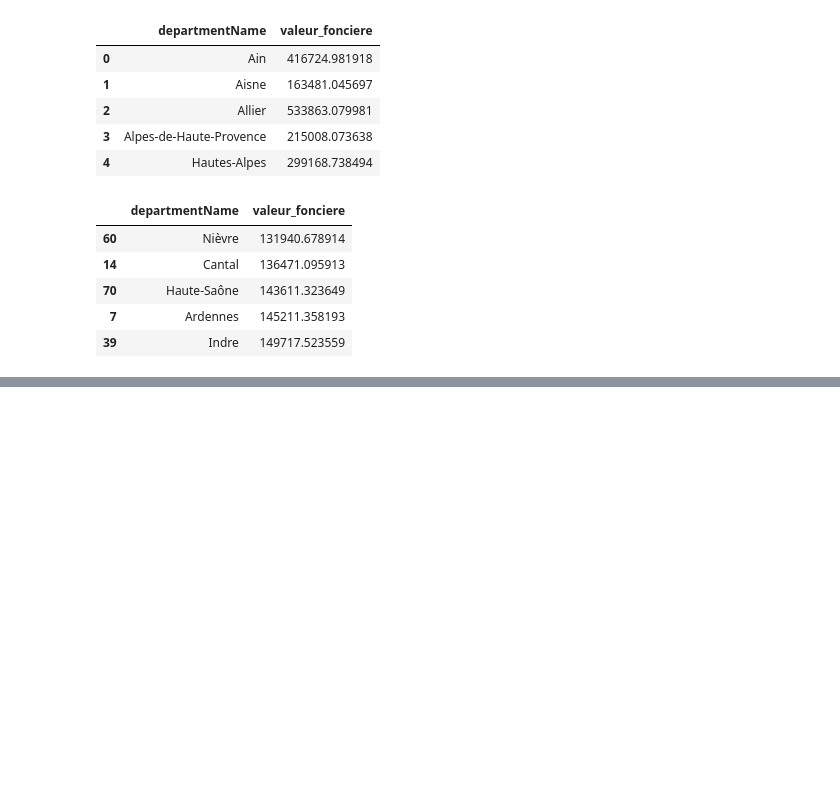
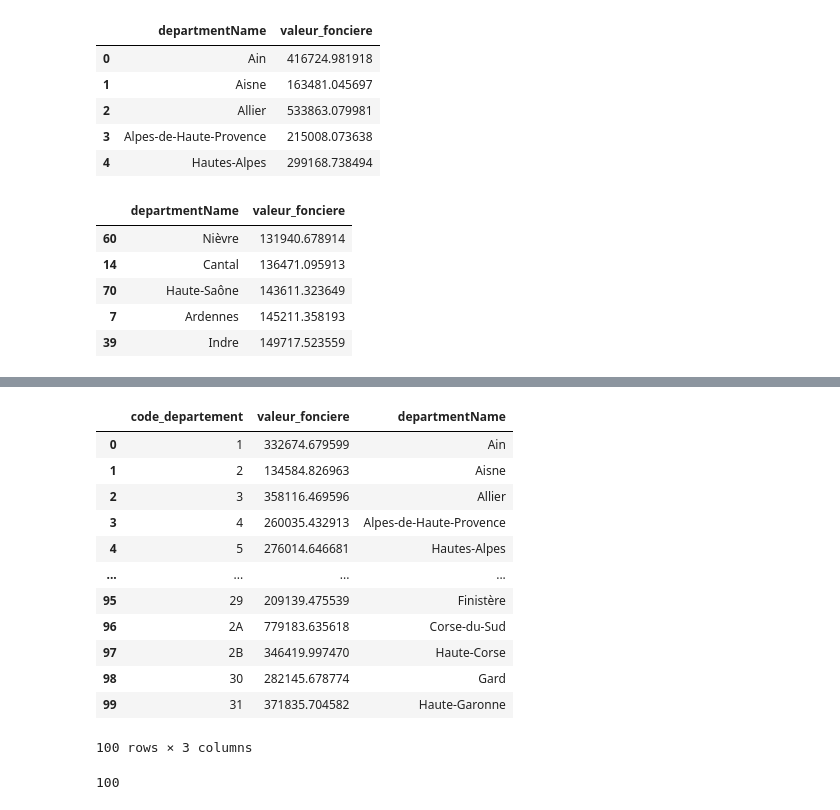
Before and after one commit to MohamedAziz-Khezami/French_House, a Jupyter notebook: dataframes.ipynb, the cells around one changed output, grey strips where cells are left out. Saved outputs shown, nothing was run; the diff lists cells and outputs as text; code cells hidden in the pictures; blank space fills up the shorter version.

```diff
--- a/dataframes.ipynb
+++ b/dataframes.ipynb
@@ -331,0 +501,3 @@ h_bar.to_csv('hbar.csv', index=False)
+# %%
+df_depart = pd.read_csv('departments_regions_france_2016.csv')
+df_depart.dtypes
@@ -331,0 +510,3 @@ h_bar.to_csv('hbar.csv', index=False)
+# %%
+df_depart = df_depart[['code_departement', 'departmentName']]
+df_depart.head()
@@ -331,0 +520,4 @@ h_bar.to_csv('hbar.csv', index=False)
+# %%
+df_depart['code_departement'] = df_depart['code_departement'].astype(str)
+# %%
+df_depart.set_index('code_departement', inplace=True)
@@ -331,0 +533,21 @@ h_bar.to_csv('hbar.csv', index=False)
+# %%
+dff = df_maison.merge(df_depart, left_on='code_departement', right_on='code_departement')
+dff.head(100)
+# %% [output]
+|  | code_departement | valeur_fonciere | departmentName |
+| 0 | 1 | 332674.679599 | Ain |
+| 1 | 2 | 134584.826963 | Aisne |
+| 2 | 3 | 358116.469596 | Allier |
+| 3 | 4 | 260035.432913 | Alpes-de-Haute-Provence |
+| 4 | 5 | 276014.646681 | Hautes-Alpes |
+| ... | ... | ... | ... |
+| 95 | 29 | 209139.475539 | Finistère |
+| 96 | 2A | 779183.635618 | Corse-du-Sud |
+| 97 | 2B | 346419.997470 | Haute-Corse |
+| 98 | 30 | 282145.678774 | Gard |
+| 99 | 31 | 371835.704582 | Haute-Garonne |
+100 rows × 3 columns
+# %%
+len(dff)
+# %% [output]
+100
```
Also changed, not shown: parts of 70 cells of this notebook, 24 other files.
